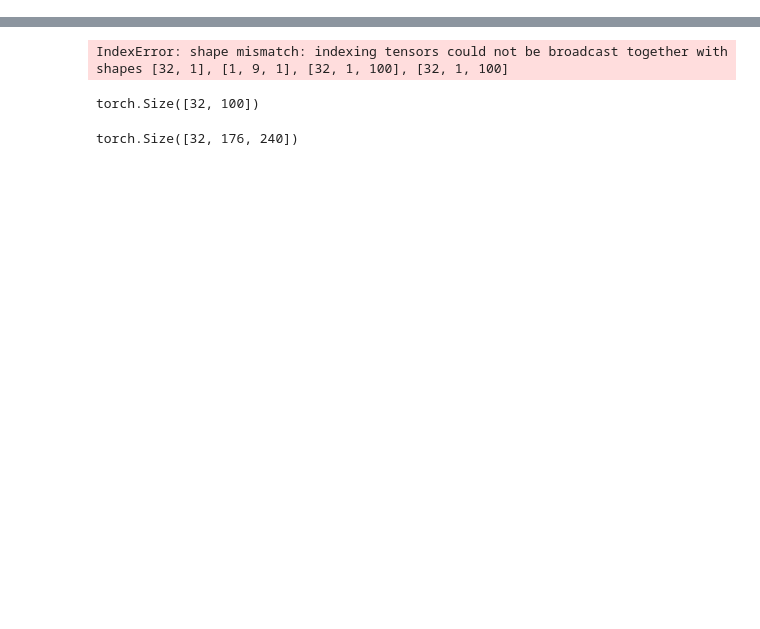
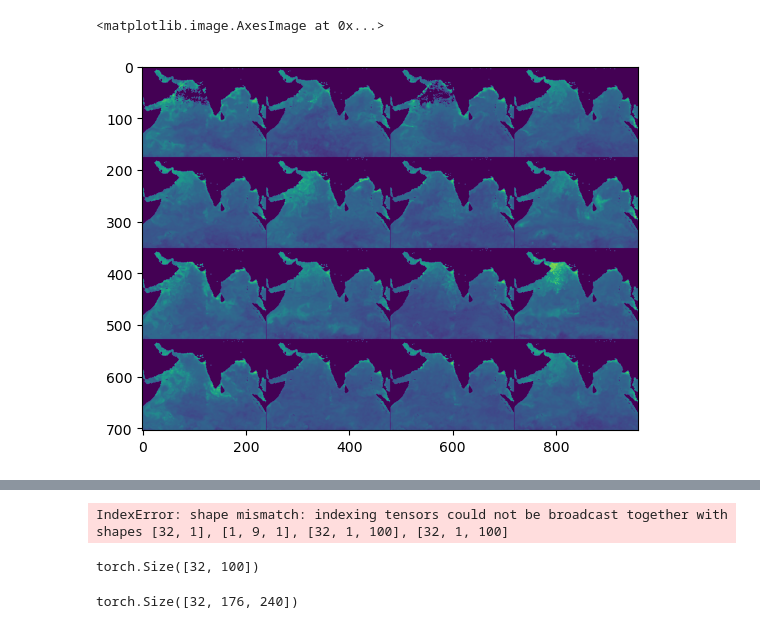
Before and after one commit to ocean-satellite-tools/mind-the-chl-gap-2024, a Jupyter notebook: notebooks/CHL_PINN.ipynb, the cells around one changed output, grey strips where cells are left out. Cells and saved outputs as stored; diff of their text form; code cells hidden in the pictures; blank space fills up the shorter version.

```diff
--- a/notebooks/CHL_PINN.ipynb
+++ b/notebooks/CHL_PINN.ipynb
@@ -192,0 +258,6 @@ train_losses, test_losses = train(
+# %%
+q = plot_array(y, 4, 4)
+plt.imshow(q)
+# %% [output]
+<matplotlib.image.AxesImage at 0x...>
+[figure, added]
```
Also changed, not shown: parts of 18 cells of this notebook, 26 other files.
